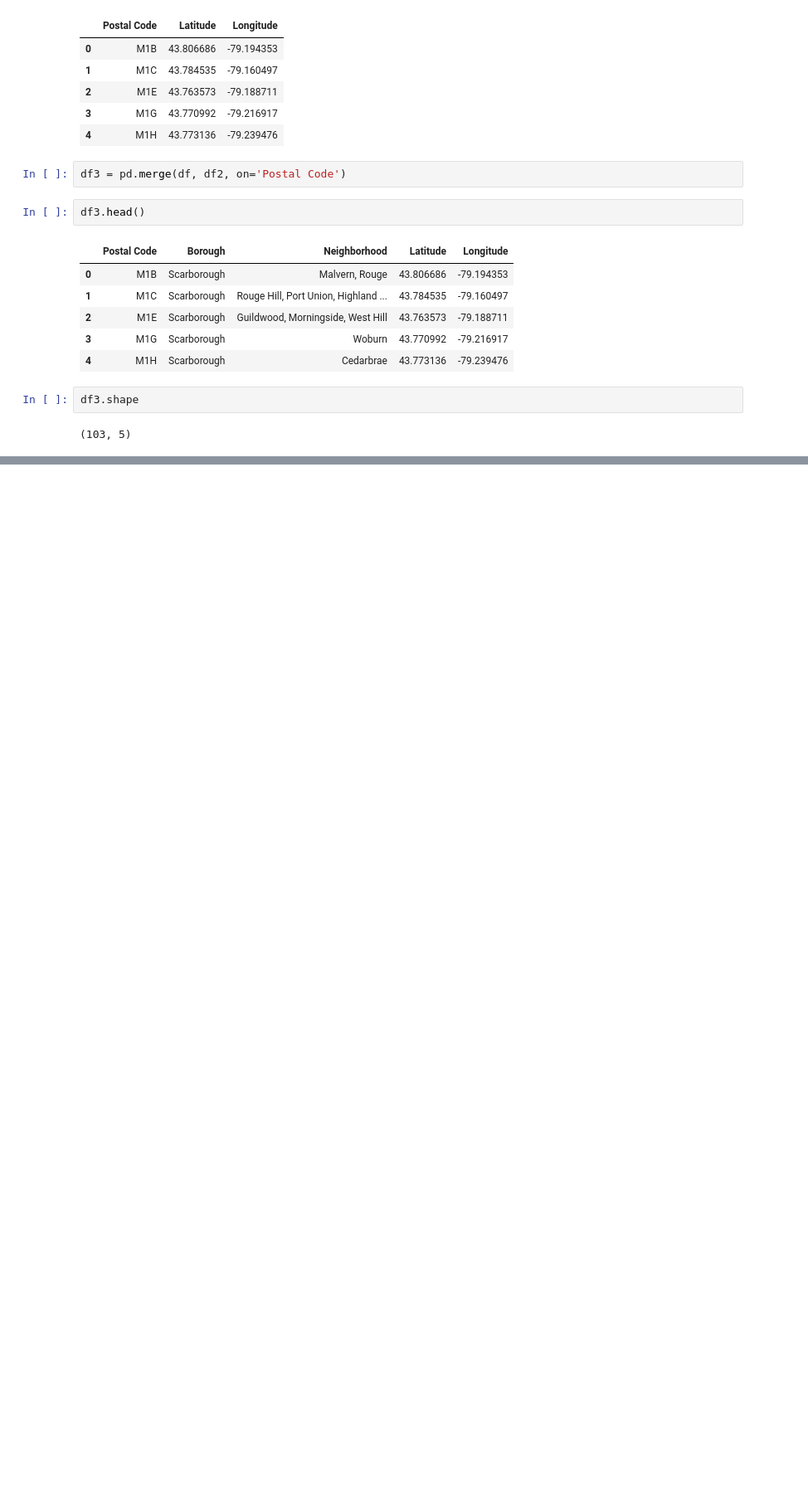
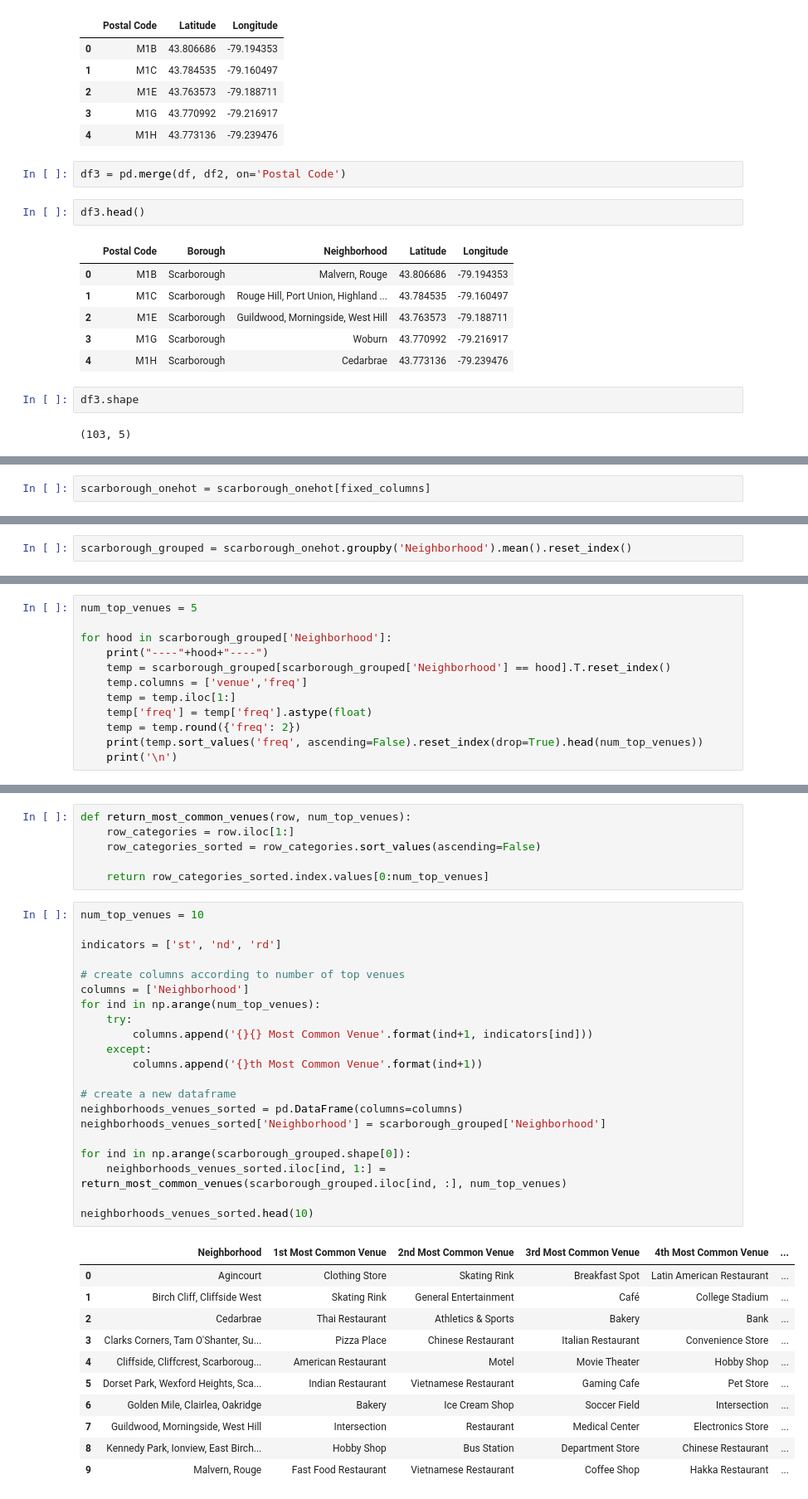
Before and after one commit to jackymiao/Coursera_Capstone, a Jupyter notebook: IBM-Toronto.ipynb, the cells around one changed output, grey strips where cells are left out. Shown: that part at 83% size. Saved outputs shown, nothing was run; the diff lists cells and outputs as text; blank space fills up the shorter version.

```diff
--- a/IBM-Toronto.ipynb
+++ b/IBM-Toronto.ipynb
@@ -141,0 +473,2 @@ df3.shape
+# %%
+scarborough_onehot = scarborough_onehot[fixed_columns]
@@ -141,0 +484,2 @@ df3.shape
+# %%
+scarborough_grouped = scarborough_onehot.groupby('Neighborhood').mean().reset_index()
@@ -141,0 +495,12 @@ df3.shape
+# %%
+num_top_venues = 5
+
+for hood in scarborough_grouped['Neighborhood']:
+    print("----"+hood+"----")
+    temp = scarborough_grouped[scarborough_grouped['Neighborhood'] == hood].T.reset_index()
+    temp.columns = ['venue','freq']
+    temp = temp.iloc[1:]
+    temp['freq'] = temp['freq'].astype(float)
+    temp = temp.round({'freq': 2})
+    print(temp.sort_values('freq', ascending=False).reset_index(drop=True).head(num_top_venues))
+    print('\n')
@@ -141,0 +525,39 @@ df3.shape
+# %%
+def return_most_common_venues(row, num_top_venues):
+    row_categories = row.iloc[1:]
+    row_categories_sorted = row_categories.sort_values(ascending=False)
+
+    return row_categories_sorted.index.values[0:num_top_venues]
+# %%
+num_top_venues = 10
+
+indicators = ['st', 'nd', 'rd']
+
+# create columns according to number of top venues
+columns = ['Neighborhood']
+for ind in np.arange(num_top_venues):
+    try:
+        columns.append('{}{} Most Common Venue'.format(ind+1, indicators[ind]))
+    except:
+        columns.append('{}th Most Common Venue'.format(ind+1))
+
+# create a new dataframe
+neighborhoods_venues_sorted = pd.DataFrame(columns=columns)
+neighborhoods_venues_sorted['Neighborhood'] = scarborough_grouped['Neighborhood']
+
+for ind in np.arange(scarborough_grouped.shape[0]):
+    neighborhoods_venues_sorted.iloc[ind, 1:] = return_most_common_venues(scarborough_grouped.iloc[ind, :], num_top_venues)
+
+neighborhoods_venues_sorted.head(10)
+# %% [output]
+|  | Neighborhood | 1st Most Common Venue | 2nd Most Common Venue | 3rd Most Common Venue | 4th Most Common Venue | ... |
+| 0 | Agincourt | Clothing Store | Skating Rink | Breakfast Spot | Latin American Restaurant | ... |
+| 1 | Birch Cliff, Cliffside West | Skating Rink | General Entertainment | Café | College Stadium | ... |
+| 2 | Cedarbrae | Thai Restaurant | Athletics & Sports | Bakery | Bank | ... |
+| 3 | Clarks Corners, Tam O'Shanter, Su... | Pizza Place | Chinese Restaurant | Italian Restaurant | Convenience Store | ... |
+| 4 | Cliffside, Cliffcrest, Scarboroug... | American Restaurant | Motel | Movie Theater | Hobby Shop | ... |
+| 5 | Dorset Park, Wexford Heights, Sca... | Indian Restaurant | Vietnamese Restaurant | Gaming Cafe | Pet Store | ... |
+| 6 | Golden Mile, Clairlea, Oakridge | Bakery | Ice Cream Shop | Soccer Field | Intersection | ... |
+| 7 | Guildwood, Morningside, West Hill | Intersection | Restaurant | Medical Center | Electronics Store | ... |
+| 8 | Kennedy Park, Ionview, East Birch... | Hobby Shop | Bus Station | Department Store | Chinese Restaurant | ... |
+| 9 | Malvern, Rouge | Fast Food Restaurant | Vietnamese Restaurant | Coffee Shop | Hakka Restaurant | ... |
```
Also changed, not shown: parts of 59 cells of this notebook.
